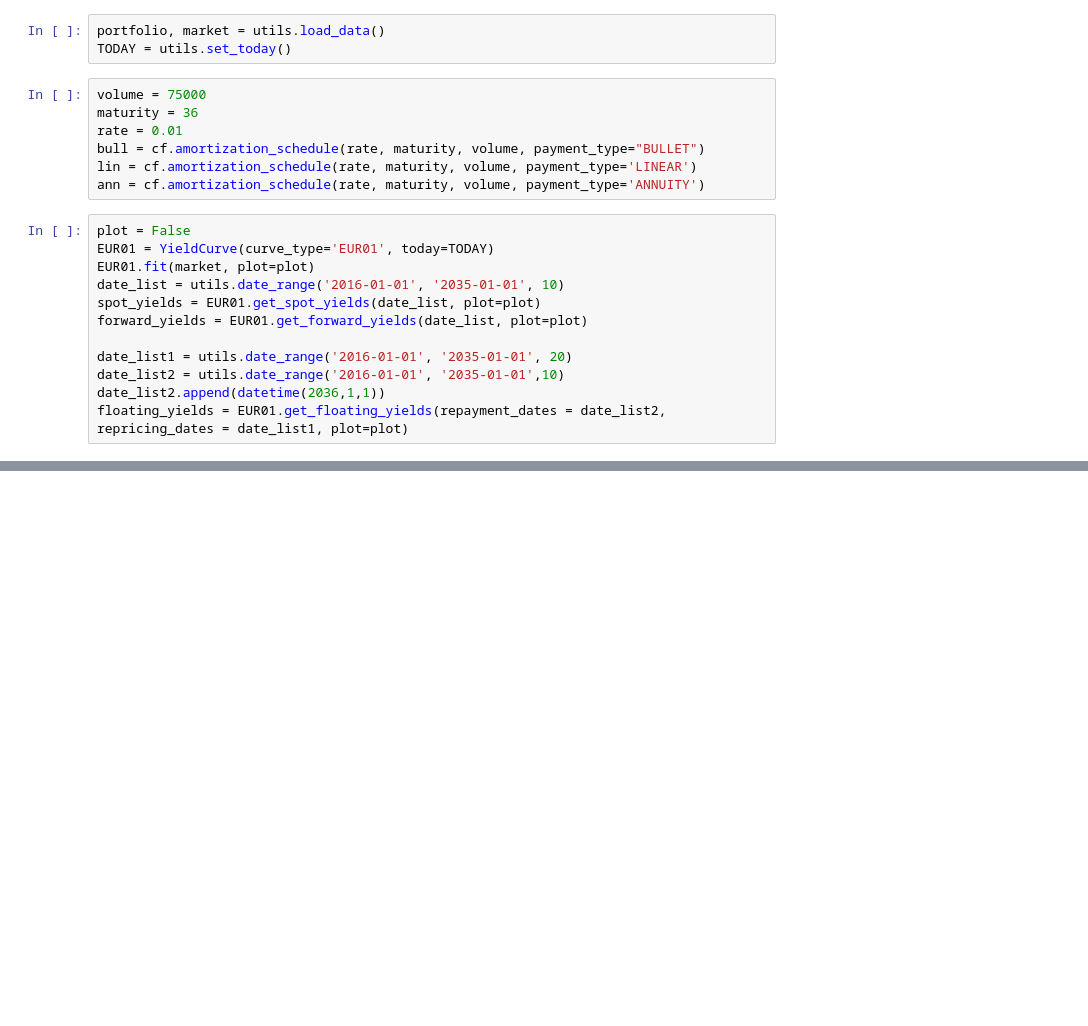
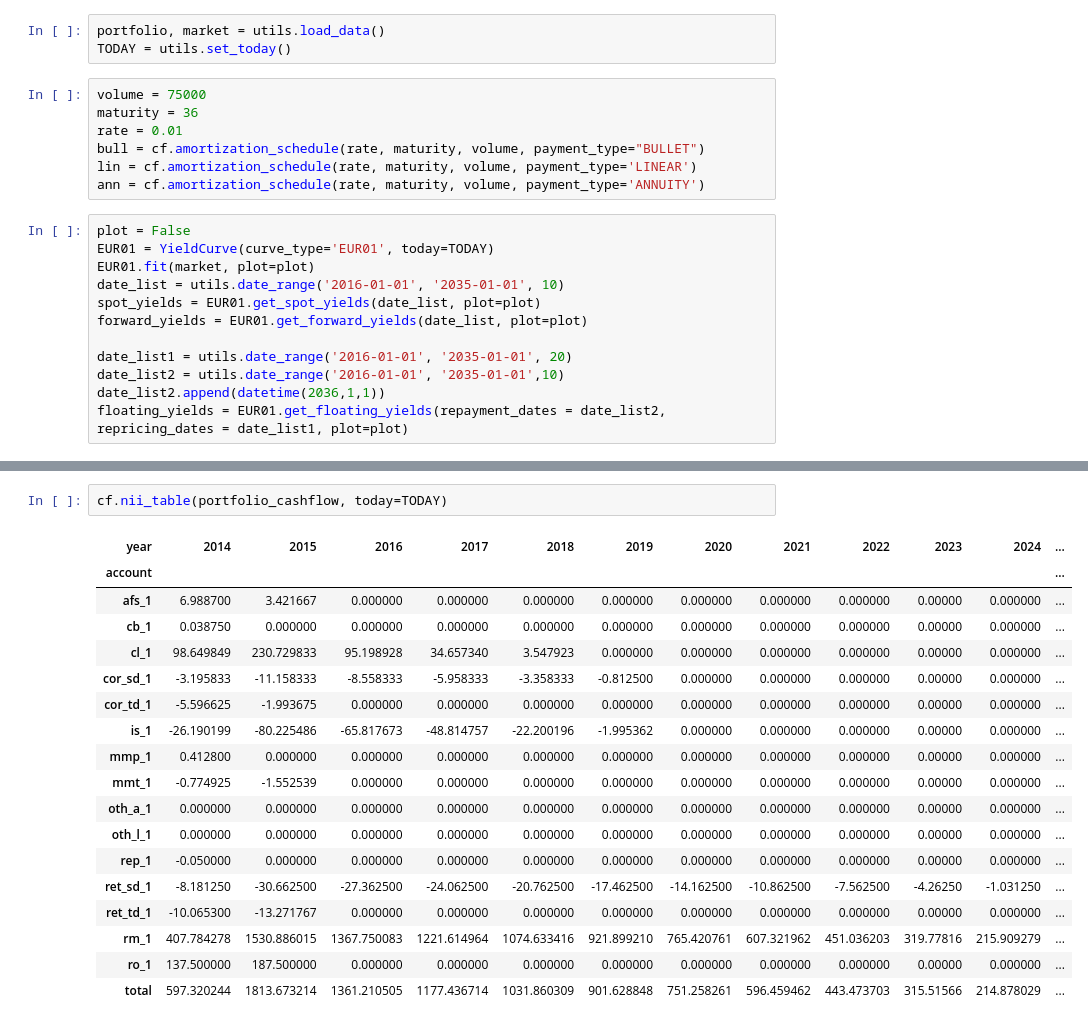
Before and after one commit to gsmyridis/ALM, a Jupyter notebook: exps.ipynb, the cells around one changed output, grey strips where cells are left out. Saved outputs shown, nothing was run; the diff lists cells and outputs as text; blank space fills up the shorter version.

```diff
--- a/exps.ipynb
+++ b/exps.ipynb
@@ -71,0 +73,21 @@ present_values
+# %%
+cf.nii_table(portfolio_cashflow, today=TODAY)
+# %% [output]
+| year | 2014 | 2015 | 2016 | 2017 | 2018 | 2019 | 2020 | 2021 | 2022 | 2023 | 2024 | ... |
+| account |  |  |  |  |  |  |  |  |  |  |  | ... |
+| afs_1 | 6.988700 | 3.421667 | 0.000000 | 0.000000 | 0.000000 | 0.000000 | 0.000000 | 0.000000 | 0.000000 | 0.00000 | 0.000000 | ... |
+| cb_1 | 0.038750 | 0.000000 | 0.000000 | 0.000000 | 0.000000 | 0.000000 | 0.000000 | 0.000000 | 0.000000 | 0.00000 | 0.000000 | ... |
+| cl_1 | 98.649849 | 230.729833 | 95.198928 | 34.657340 | 3.547923 | 0.000000 | 0.000000 | 0.000000 | 0.000000 | 0.00000 | 0.000000 | ... |
+| cor_sd_1 | -3.195833 | -11.158333 | -8.558333 | -5.958333 | -3.358333 | -0.812500 | 0.000000 | 0.000000 | 0.000000 | 0.00000 | 0.000000 | ... |
+| cor_td_1 | -5.596625 | -1.993675 | 0.000000 | 0.000000 | 0.000000 | 0.000000 | 0.000000 | 0.000000 | 0.000000 | 0.00000 | 0.000000 | ... |
+| is_1 | -26.190199 | -80.225486 | -65.817673 | -48.814757 | -22.200196 | -1.995362 | 0.000000 | 0.000000 | 0.000000 | 0.00000 | 0.000000 | ... |
+| mmp_1 | 0.412800 | 0.000000 | 0.000000 | 0.000000 | 0.000000 | 0.000000 | 0.000000 | 0.000000 | 0.000000 | 0.00000 | 0.000000 | ... |
+| mmt_1 | -0.774925 | -1.552539 | 0.000000 | 0.000000 | 0.000000 | 0.000000 | 0.000000 | 0.000000 | 0.000000 | 0.00000 | 0.000000 | ... |
+| oth_a_1 | 0.000000 | 0.000000 | 0.000000 | 0.000000 | 0.000000 | 0.000000 | 0.000000 | 0.000000 | 0.000000 | 0.00000 | 0.000000 | ... |
+| oth_l_1 | 0.000000 | 0.000000 | 0.000000 | 0.000000 | 0.000000 | 0.000000 | 0.000000 | 0.000000 | 0.000000 | 0.00000 | 0.000000 | ... |
+| rep_1 | -0.050000 | 0.000000 | 0.000000 | 0.000000 | 0.000000 | 0.000000 | 0.000000 | 0.000000 | 0.000000 | 0.00000 | 0.000000 | ... |
+| ret_sd_1 | -8.181250 | -30.662500 | -27.362500 | -24.062500 | -20.762500 | -17.462500 | -14.162500 | -10.862500 | -7.562500 | -4.26250 | -1.031250 | ... |
+| ret_td_1 | -10.065300 | -13.271767 | 0.000000 | 0.000000 | 0.000000 | 0.000000 | 0.000000 | 0.000000 | 0.000000 | 0.00000 | 0.000000 | ... |
+| rm_1 | 407.784278 | 1530.886015 | 1367.750083 | 1221.614964 | 1074.633416 | 921.899210 | 765.420761 | 607.321962 | 451.036203 | 319.77816 | 215.909279 | ... |
+| ro_1 | 137.500000 | 187.500000 | 0.000000 | 0.000000 | 0.000000 | 0.000000 | 0.000000 | 0.000000 | 0.000000 | 0.00000 | 0.000000 | ... |
+| total | 597.320244 | 1813.673214 | 1361.210505 | 1177.436714 | 1031.860309 | 901.628848 | 751.258261 | 596.459462 | 443.473703 | 315.51566 | 214.878029 | ... |
```
Also changed, not shown: parts of 9 cells of this notebook.
